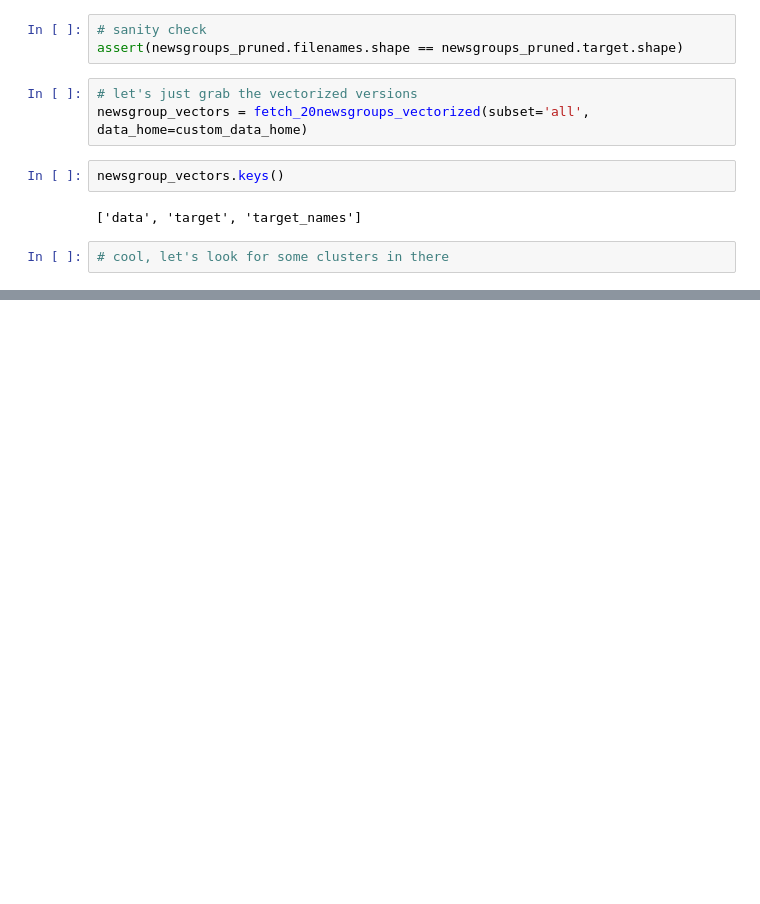
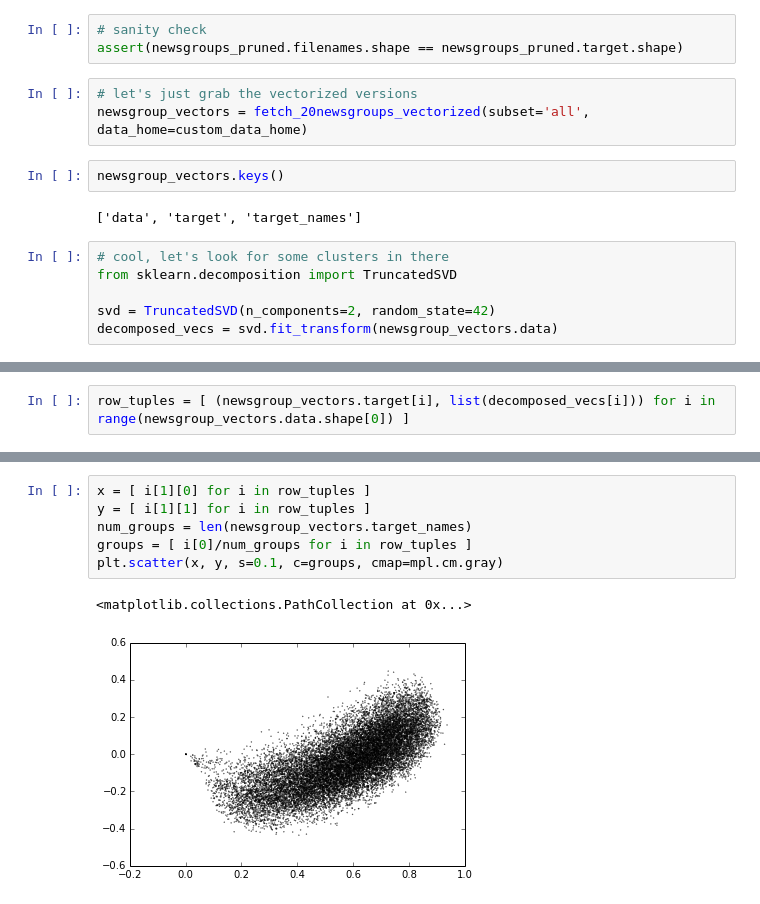
Before and after one commit to dcumachinelearning/ml-group, a Jupyter notebook: numpy_ipython_intro/exploring your data.ipynb, the cells around one changed output, grey strips where cells are left out. Cells and saved outputs as stored; diff of their text form; blank space fills up the shorter version.

```diff
--- a/numpy_ipython_intro/exploring your data.ipynb
+++ b/numpy_ipython_intro/exploring your data.ipynb
@@ -111,3 +111,7 @@ newsgroup_vectors.keys()
 ['data', 'target', 'target_names']
 # %%
 # cool, let's look for some clusters in there
+from sklearn.decomposition import TruncatedSVD
+
+svd = TruncatedSVD(n_components=2, random_state=42)
+decomposed_vecs = svd.fit_transform(newsgroup_vectors.data)
@@ -113,0 +122,2 @@ newsgroup_vectors.keys()
+# %%
+row_tuples = [ (newsgroup_vectors.target[i], list(decomposed_vecs[i])) for i in range(newsgroup_vectors.data.shape[0]) ]
@@ -113,0 +137,9 @@ newsgroup_vectors.keys()
+# %%
+x = [ i[1][0] for i in row_tuples ]
+y = [ i[1][1] for i in row_tuples ]
+num_groups = len(newsgroup_vectors.target_names)
+groups = [ i[0]/num_groups for i in row_tuples ]
+plt.scatter(x, y, s=0.1, c=groups, cmap=mpl.cm.gray)
+# %% [output]
+<matplotlib.collections.PathCollection at 0x...>
+[figure, added]
```
Also changed, not shown: parts of 3 cells of this notebook, 1 other file.
